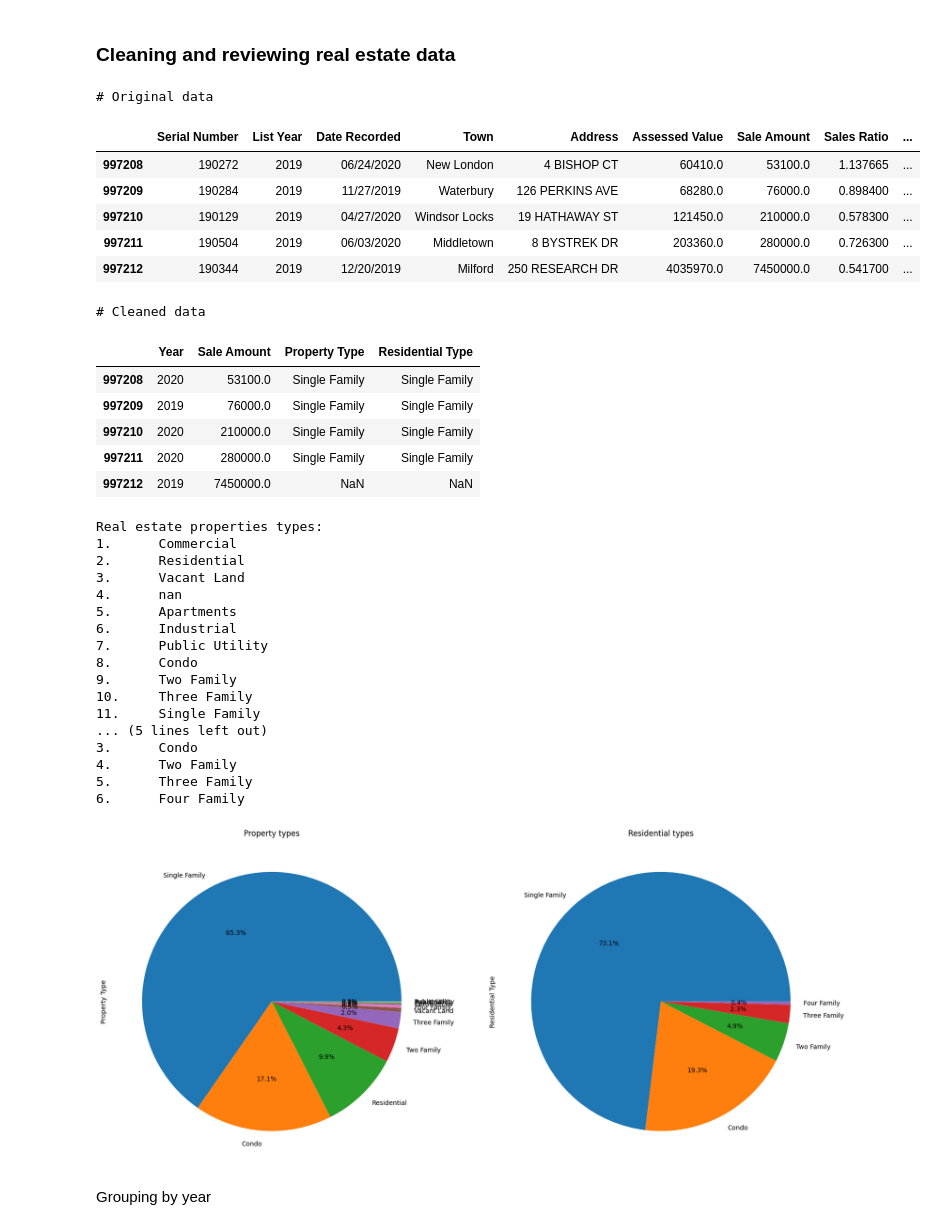
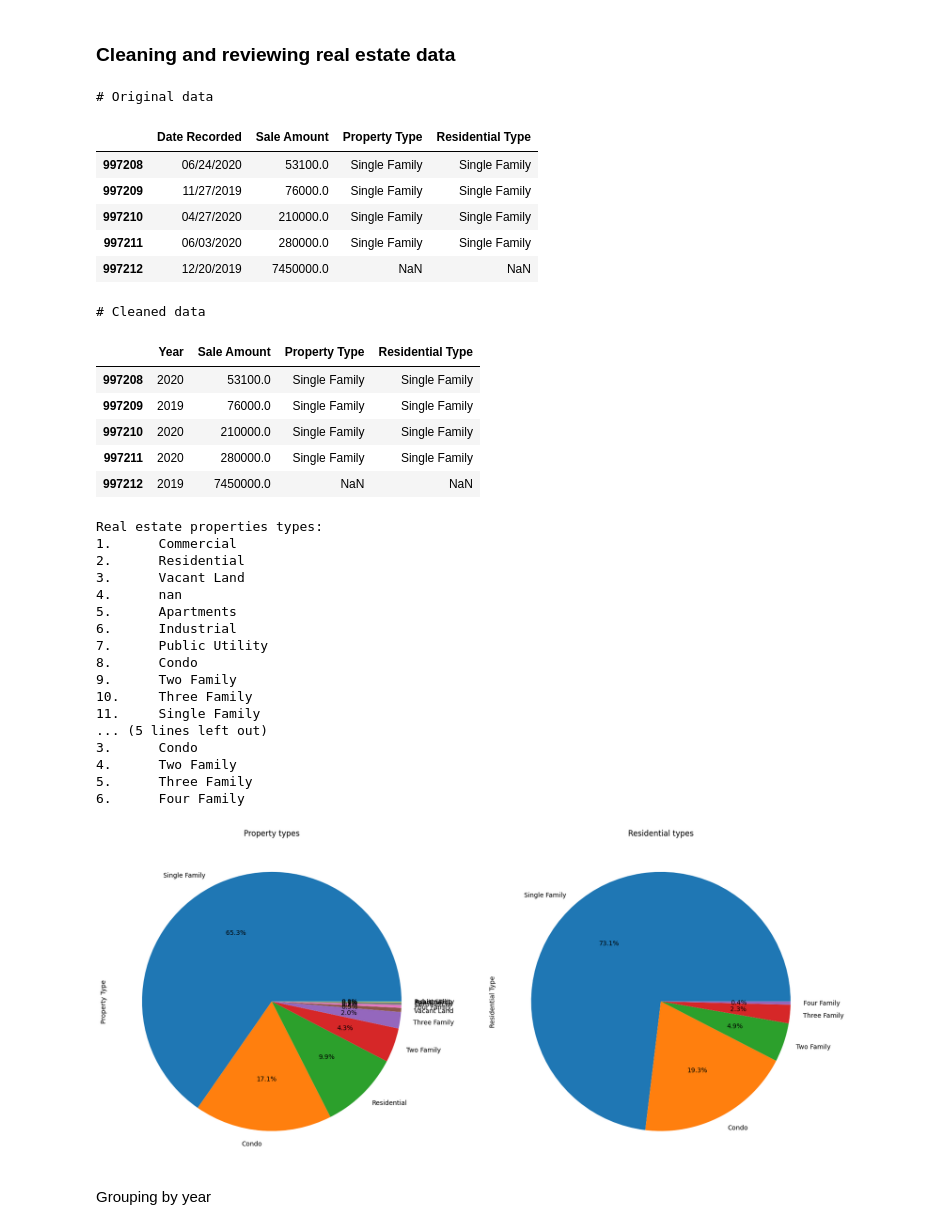
Before and after one commit to LimaBD/math3-unsam, a Jupyter notebook: PDP/impact_of_computing_on_businesses_and_markets.ipynb, the cells around one changed output. Drawn from its saved outputs; the diff is of its cells as text; code cells hidden in the pictures.

```diff
--- a/PDP/impact_of_computing_on_businesses_and_markets.ipynb
+++ b/PDP/impact_of_computing_on_businesses_and_markets.ipynb
@@ -27,8 +51,10 @@ from matplotlib import pyplot as plt
 # %%
 # Constants
 DATE_COLUMN = 'Year'
-MIN_YEAR = 2000
+MIN_YEAR = 2001
 MAX_YEAR = 2020
+DATASETS_FOLDER = './content'
+SAVE_CLEANED_DATA = False
 
 # Global state
 final_dataframes = []
@@ -47,8 +73,8 @@ def date_to_year(df:pd.DataFrame, date_column:str) -> pd.DataFrame:
     df = df[df[date_column].str.contains(year_pattern)]
     df[date_column] = df[date_column].apply(lambda x: re.findall(year_pattern, x)[0])
     #
-    if date_column != 'Year':
-        df = df.rename(columns={date_column: 'Year'})
+    if date_column != DATE_COLUMN:
+        df = df.rename(columns={date_column: DATE_COLUMN})
     return df
 
 def remove_commas(df:pd.DataFrame) -> pd.DataFrame:
@@ -99,7 +125,7 @@ def year_column_to_row(df:pd.DataFrame, country_row:str, new_column_name:str) ->
     # Remove columns that are not a year
     df = df[df.columns[df.columns.str.contains(r'\d{4}')]]
     # Convert columns to rows
-    df = df.melt(id_vars=[], var_name='Year', value_name=new_column_name)
+    df = df.melt(id_vars=[], var_name=DATE_COLUMN, value_name=new_column_name)
     return df
 # %% [markdown]
 Flash memory
@@ -441,7 +480,7 @@ plt.show()
 # %% [markdown]
 ### Cleaning and reviewing real estate data
 # %%
-real_estate_sales = pd.read_csv('./content/real_estate_sales.csv')
+real_estate_sales = pd.read_csv(f'{DATASETS_FOLDER}/real_estate_sales.csv')
 #
 print('# Original data')
 display(real_estate_sales.tail())
@@ -449,40 +488,41 @@ display(real_estate_sales.tail())
 real_estate_sales = keep_columns(real_estate_sales, [
     'Date Recorded', 'Sale Amount', 'Property Type', 'Residential Type',
     ])
 # Save cleaned data because github doesn't allow files larger than 100MB
-real_estate_sales.to_csv('./content/real_estate_sales.csv', index=False)
+if SAVE_CLEANED_DATA:
+    real_estate_sales.to_csv(f'{DATASETS_FOLDER}/real_estate_sales.csv', index=False)
 real_estate_sales = date_to_year(real_estate_sales, 'Date Recorded')
 #
 print('# Cleaned data')
 display(real_estate_sales.tail())
 # Plotting Property and Residential types
 fig, axs = plt.subplots(1, 2, figsize=(20, 20))
 real_estate_sales['Property Type'] \
     .value_counts(normalize=True).plot.pie(autopct='%1.1f%%', title='Property types', ax=axs[0])
 real_estate_sales['Residential Type'] \
     .value_counts(normalize=True).plot.pie(autopct='%1.1f%%', title='Residential types', ax=axs[1])
 # Show properties and residential types
 def get_types(df:pd.DataFrame, column:str) -> list:
     types = df[column].unique()
     types = [str(x) for x in types]
     return types
 def print_types(df: pd.DataFrame, column:str) -> None:
     types = get_types(df, column)
     for i, x in enumerate(types):
         print(f'{i+1}.\t{x}')
 print('Real estate properties types:')
 print_types(real_estate_sales, 'Property Type')
 print()
 print('Real estate residential types:')
 print_types(real_estate_sales, 'Residential Type')
 # %% [output]
 # Original data
-|  | Serial Number | List Year | Date Recorded | Town | Address | Assessed Value | Sale Amount | Sales Ratio | ... |
-| 997208 | 190272 | 2019 | 06/24/2020 | New London | 4 BISHOP CT | 60410.0 | 53100.0 | 1.137665 | ... |
-| 997209 | 190284 | 2019 | 11/27/2019 | Waterbury | 126 PERKINS AVE | 68280.0 | 76000.0 | 0.898400 | ... |
-| 997210 | 190129 | 2019 | 04/27/2020 | Windsor Locks | 19 HATHAWAY ST | 121450.0 | 210000.0 | 0.578300 | ... |
-| 997211 | 190504 | 2019 | 06/03/2020 | Middletown | 8 BYSTREK DR | 203360.0 | 280000.0 | 0.726300 | ... |
-| 997212 | 190344 | 2019 | 12/20/2019 | Milford | 250 RESEARCH DR | 4035970.0 | 7450000.0 | 0.541700 | ... |
+|  | Date Recorded | Sale Amount | Property Type | Residential Type |
+| 997208 | 06/24/2020 | 53100.0 | Single Family | Single Family |
+| 997209 | 11/27/2019 | 76000.0 | Single Family | Single Family |
+| 997210 | 04/27/2020 | 210000.0 | Single Family | Single Family |
+| 997211 | 06/03/2020 | 280000.0 | Single Family | Single Family |
+| 997212 | 12/20/2019 | 7450000.0 | NaN | NaN |
 # Cleaned data
 |  | Year | Sale Amount | Property Type | Residential Type |
 | 997208 | 2020 | 53100.0 | Single Family | Single Family |
```
Also changed, not shown: parts of 17 cells of this notebook.
